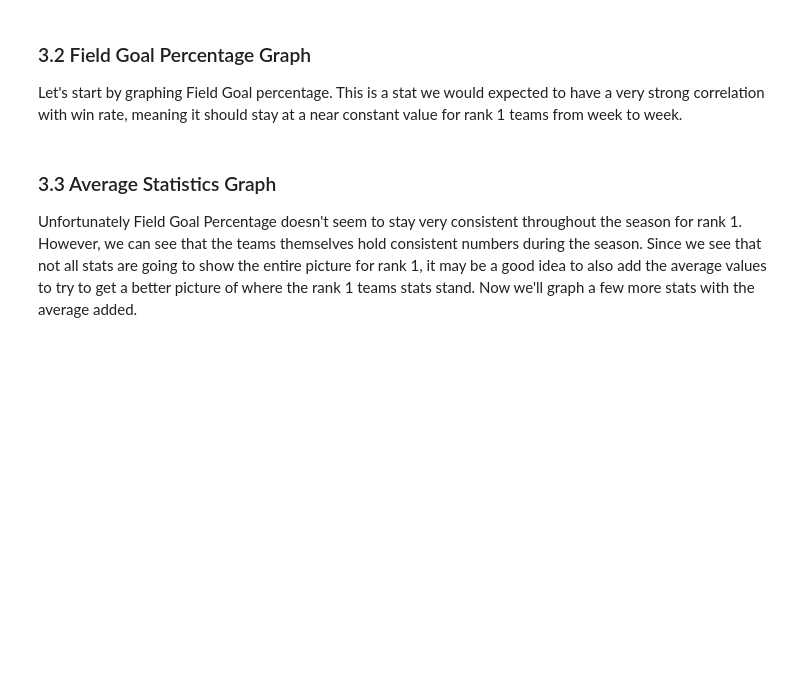
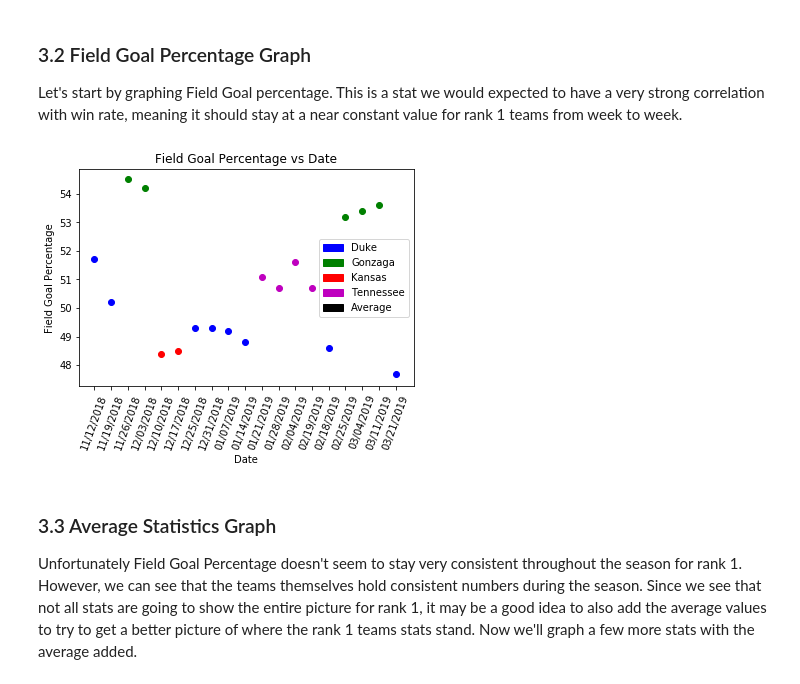
Before and after one commit to cnalty/final320project, a Jupyter notebook: main2 (1).ipynb, the cells around one changed output. Drawn from its saved outputs; the diff is of its cells as text; code cells hidden in the pictures; blank space fills up the shorter version.

```diff
--- a/main2 (1).ipynb
+++ b/main2 (1).ipynb
@@ -399,21 +436,26 @@ meaning it should stay at a near constant value for rank 1 teams from week to we
 # %%
 import matplotlib.pyplot as plt
 import matplotlib.patches as mpatches
 
 t_cols = {'Duke':'b', 'Gonzaga':'g', 'Kansas':'r', 'Tennessee':'m', 'Average': 'k'}
 
 # we need to create a custom legend so points Teams aren't repeated
 
 patches = [mpatches.Patch(color=v, label=k) for k, v in t_cols.items()]
 
 for index in rank1s.index:
     if index in dfs.keys():
         curr_y = dfs[index].loc[dfs[index]['Name'] == rank1s[index]]['FG%'].values[0]
         plt.scatter(index, curr_y, c=t_cols[rank1s[index]])
 
 plt.title('Field Goal Percentage vs Date')
+plt.xlabel("Date")
+plt.ylabel("Field Goal Percentage")
+plt.xticks(rotation=70)
 plt.legend(handles=patches)
 plt.show()
+# %% [output]
+[figure, added]
 # %% [markdown]
 ### <a id="Average Statistics Graph">3.3 Average Statistics Graph</a>
 
```
Also changed, not shown: parts of 7 cells of this notebook.
